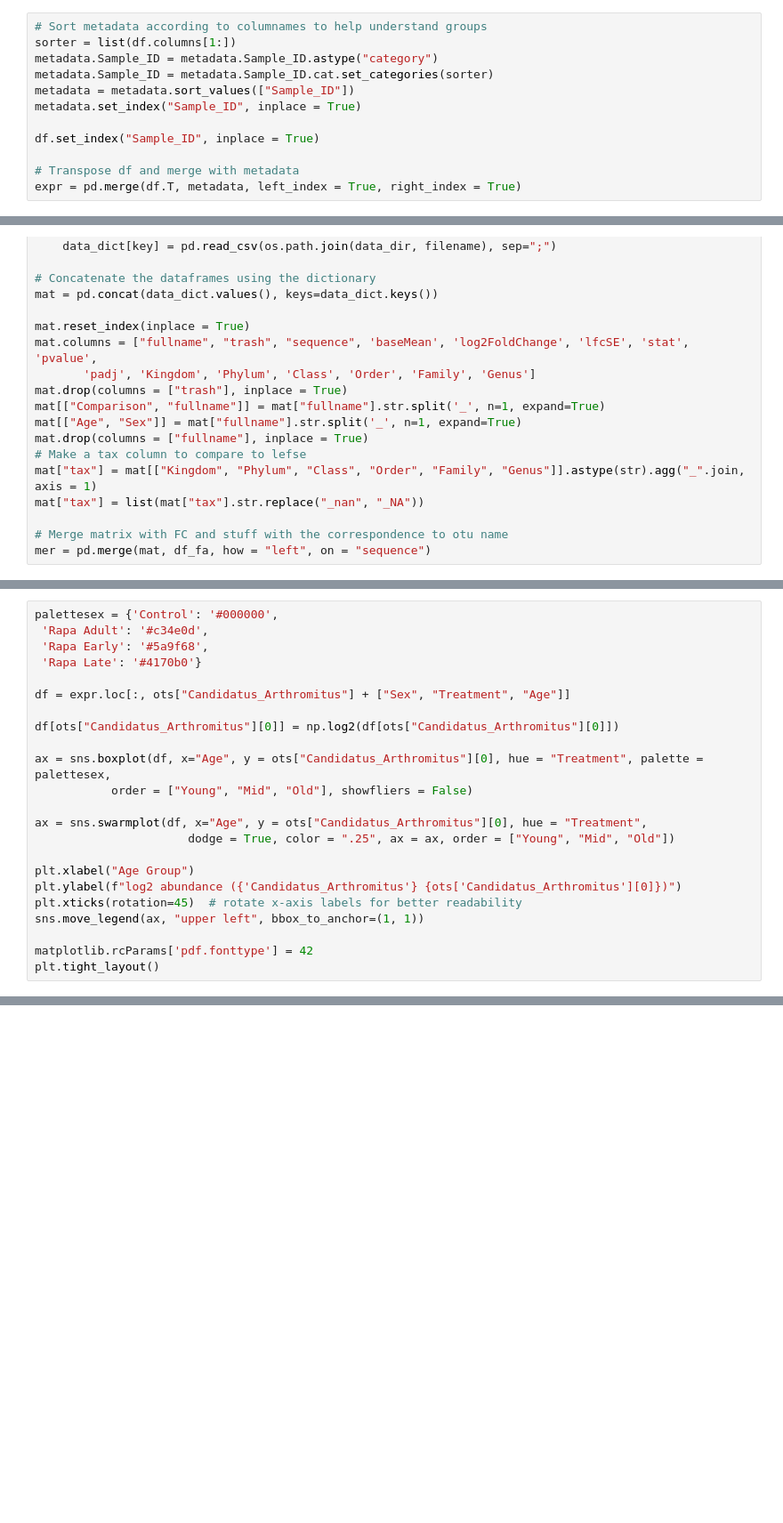
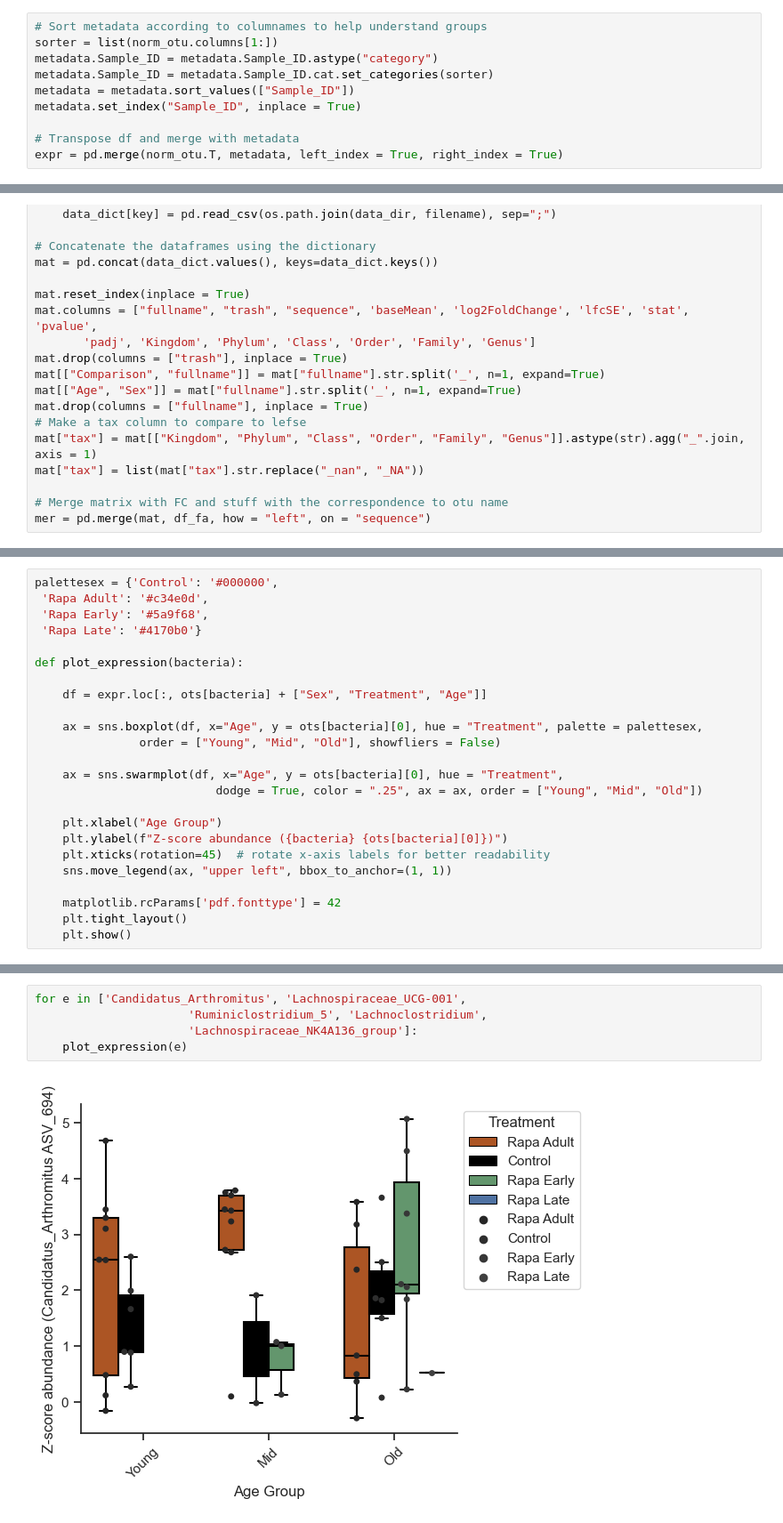
Before and after one commit to carolinamonzo/SG_MemoryRapamycin, a Jupyter notebook: new_rapamycin/scripts/Expression.ipynb, the cells around one changed output, grey strips where cells are left out. Shown: that part at 89% size. Drawn from its saved outputs; the diff is of its cells as text; blank space fills up the shorter version.

```diff
--- a/new_rapamycin/scripts/Expression.ipynb
+++ b/new_rapamycin/scripts/Expression.ipynb
@@ -35,15 +63,13 @@ metadata = pd.read_csv("../metadata_rapaInter.csv")
 # %%
 # Sort metadata according to columnames to help understand groups
-sorter = list(df.columns[1:])
+sorter = list(norm_otu.columns[1:])
 metadata.Sample_ID = metadata.Sample_ID.astype("category")
 metadata.Sample_ID = metadata.Sample_ID.cat.set_categories(sorter)
 metadata = metadata.sort_values(["Sample_ID"])
 metadata.set_index("Sample_ID", inplace = True)
 
-df.set_index("Sample_ID", inplace = True)
-
 # Transpose df and merge with metadata
-expr = pd.merge(df.T, metadata, left_index = True, right_index = True)
+expr = pd.merge(norm_otu.T, metadata, left_index = True, right_index = True)
 # %%
 # Read fasta with ASV names to put OTU into our dataframe
 with open('../analysis/CLEAN_ASVs_merged.fa') as fasta_file:  # Will close handle cleanly
@@ -196,20 +202,21 @@ palettesex = {'Control': '#000000',
  'Rapa Early': '#5a9f68',
  'Rapa Late': '#4170b0'}
 
-df = expr.loc[:, ots["Candidatus_Arthromitus"] + ["Sex", "Treatment", "Age"]]
+def plot_expression(bacteria):
 
-df[ots["Candidatus_Arthromitus"][0]] = np.log2(df[ots["Candidatus_Arthromitus"][0]])
+    df = expr.loc[:, ots[bacteria] + ["Sex", "Treatment", "Age"]]
 
-ax = sns.boxplot(df, x="Age", y = ots["Candidatus_Arthromitus"][0], hue = "Treatment", palette = palettesex,
-           order = ["Young", "Mid", "Old"], showfliers = False)
+    ax = sns.boxplot(df, x="Age", y = ots[bacteria][0], hue = "Treatment", palette = palettesex,
+               order = ["Young", "Mid", "Old"], showfliers = False)
 
-ax = sns.swarmplot(df, x="Age", y = ots["Candidatus_Arthromitus"][0], hue = "Treatment",
-                      dodge = True, color = ".25", ax = ax, order = ["Young", "Mid", "Old"])
+    ax = sns.swarmplot(df, x="Age", y = ots[bacteria][0], hue = "Treatment",
+                          dodge = True, color = ".25", ax = ax, order = ["Young", "Mid", "Old"])
 
-plt.xlabel("Age Group")
-plt.ylabel(f"log2 abundance ({'Candidatus_Arthromitus'} {ots['Candidatus_Arthromitus'][0]})")
-plt.xticks(rotation=45)  # rotate x-axis labels for better readability
-sns.move_legend(ax, "upper left", bbox_to_anchor=(1, 1))
+    plt.xlabel("Age Group")
+    plt.ylabel(f"Z-score abundance ({bacteria} {ots[bacteria][0]})")
+    plt.xticks(rotation=45)  # rotate x-axis labels for better readability
+    sns.move_legend(ax, "upper left", bbox_to_anchor=(1, 1))
 
-matplotlib.rcParams['pdf.fonttype'] = 42
-plt.tight_layout()
+    matplotlib.rcParams['pdf.fonttype'] = 42
+    plt.tight_layout()
+    plt.show()
@@ -220,0 +223,7 @@ TypeError: loop of ufunc does not support argument 0 of type str which has no ca
+# %%
+for e in ['Candidatus_Arthromitus', 'Lachnospiraceae_UCG-001',
+                      'Ruminiclostridium_5', 'Lachnoclostridium',
+                      'Lachnospiraceae_NK4A136_group']:
+    plot_expression(e)
+# %% [output]
+[figure, added]
```
Also changed, not shown: parts of 8 cells of this notebook.
